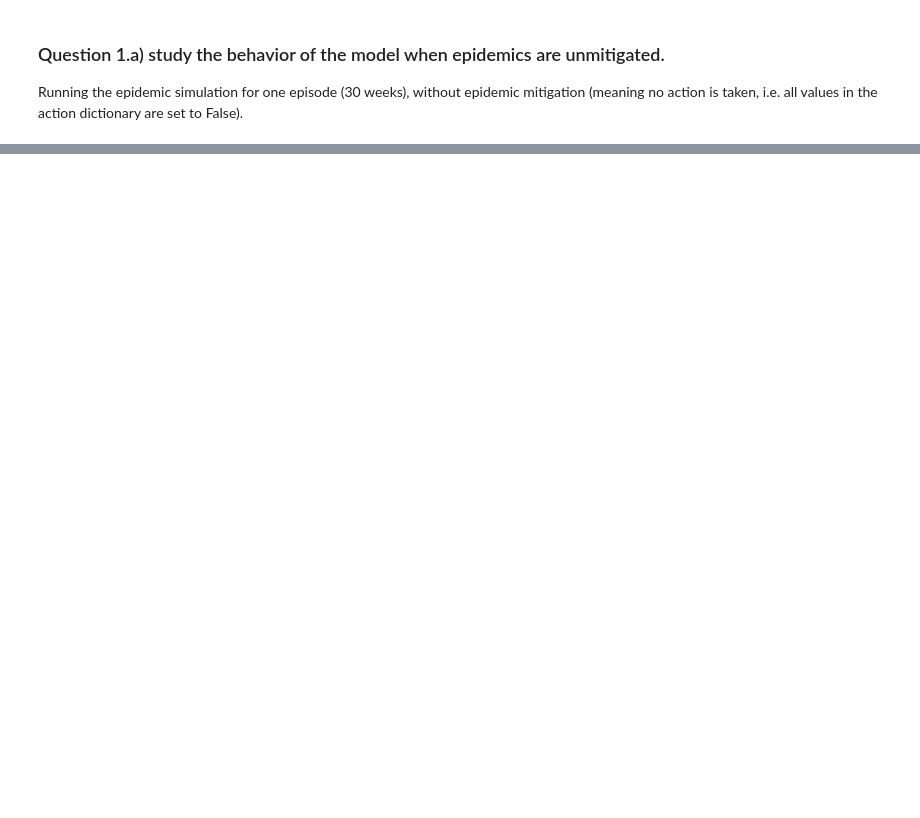
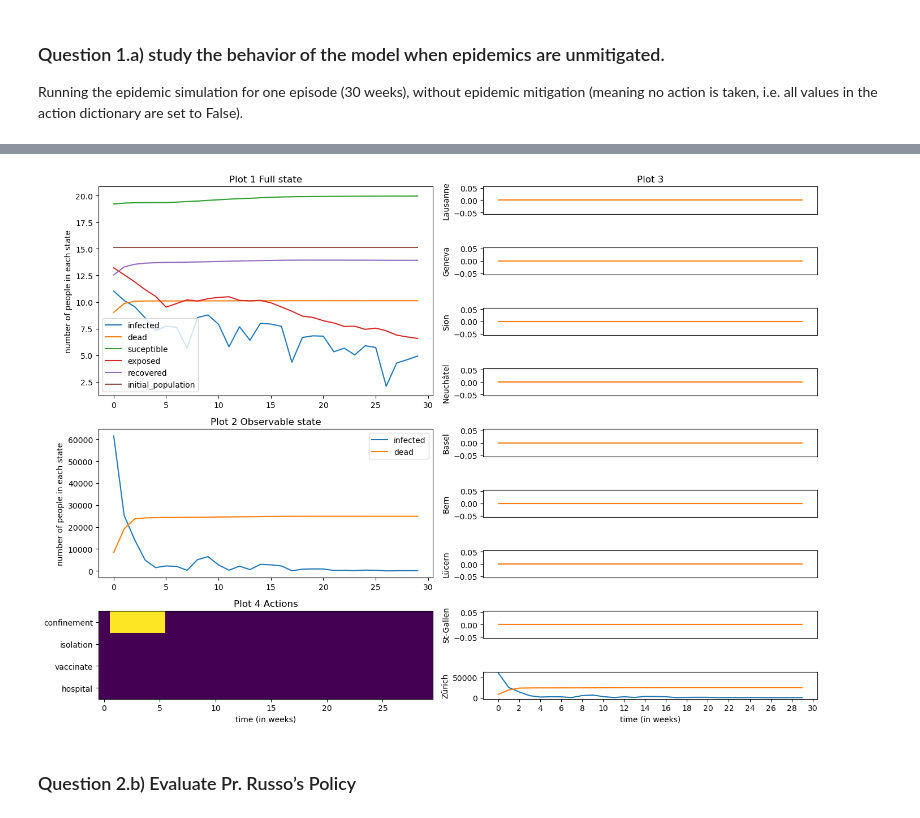
Before and after one commit to dariayakovchuk/Miniproject_DQN, a Jupyter notebook: Miniproject_DQN/notebook.ipynb, the cells around one changed output, grey strips where cells are left out. Saved outputs shown, nothing was run; the diff lists cells and outputs as text; code cells hidden in the pictures; blank space fills up the shorter version.

```diff
--- a/Miniproject_DQN/notebook.ipynb
+++ b/Miniproject_DQN/notebook.ipynb
@@ -30,3 +44,43 @@ dyn.draw_map()
+# %%
+SCALE = 100
+ACTION_NULL = 0
+ACTION_CONFINE = 1
+ACTION_ISOLATE = 2
+ACTION_HOSPITAL = 3
+ACTION_VACCINATE = 4
+
+
+def action_preprocessor(a:torch.Tensor, dyn:ModelDynamics):
+    action = { # DO NOTHING
+        'confinement': False,
+        'isolation': False,
+        'hospital': False,
+        'vaccinate': False,
+    }
+
+    if a == ACTION_CONFINE:
+        action['confinement'] = True
+    elif a == ACTION_ISOLATE:
+        action['isolation'] = True
+    elif a == ACTION_VACCINATE:
+        action['vaccinate'] = True
+    elif a == ACTION_HOSPITAL:
+        action['hospital'] = True
+
+    return action
+
+def observation_preprocessor(obs: Observation, dyn:ModelDynamics):
+    infected = SCALE * np.array([np.array(obs.city[c].infected)/obs.pop[c] for c in dyn.cities])
+    dead = SCALE * np.array([np.array(obs.city[c].dead)/obs.pop[c] for c in dyn.cities])
+    confined = np.ones_like(dead)*int((dyn.get_action()['confinement']))
+    return torch.Tensor(np.stack((infected, dead, confined))).unsqueeze(0)
+
+env = Env(  dyn,
+            action_space=action_space,
+            observation_space=observation_space,
+            action_preprocessor=action_preprocessor,
+            observation_preprocessor=observation_preprocessor,
+            )
 # %% [markdown]
 ### Question 1.a) study the behavior of the model when epidemics are unmitigated.
 
@@ -243 +212,7 @@ plt.show()
+# %%
+plot_all(leftstate = True, leftobs =True, leftactions = True, right_per_city = True, order = [1, 2, 4, 3])
+# %% [output]
+[figure, added]
+# %% [markdown]
+### Question 2.b) Evaluate Pr. Russo’s Policy
 # %%
```
Also changed, not shown: parts of 12 cells of this notebook, 2 other files.
